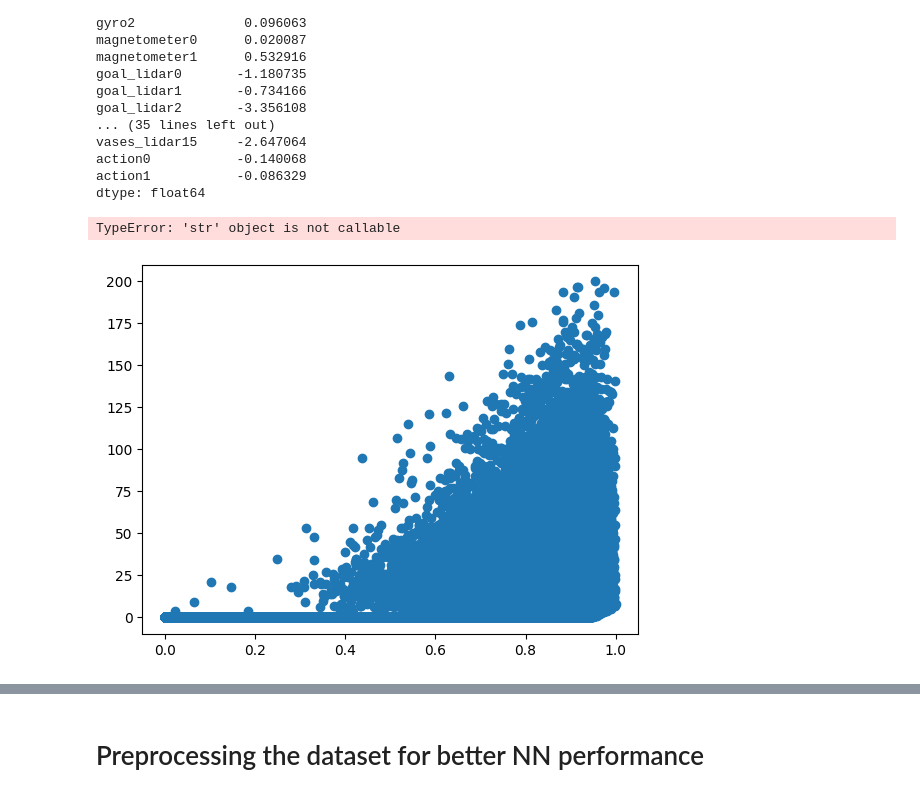
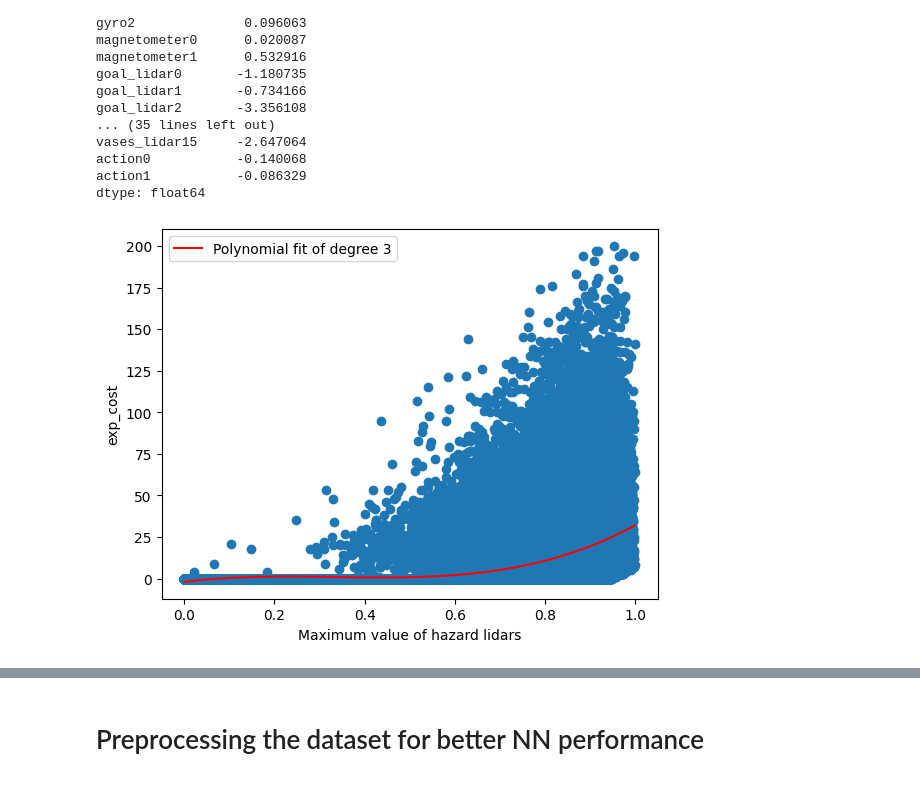
Before and after one commit to Shirkanzilla/predictive-control-switch, a Jupyter notebook: Safety-Gymnasium/create_dataset.ipynb, the cells around one changed output, grey strips where cells are left out. Drawn from its saved outputs; the diff is of its cells as text; code cells hidden in the pictures.

```diff
--- a/Safety-Gymnasium/create_dataset.ipynb
+++ b/Safety-Gymnasium/create_dataset.ipynb
@@ -483,15 +483,24 @@ dtype: float64
 # %%
 import numpy as np
 import matplotlib.pyplot as plt
 
-def max_value_plot(features, labels, x_name='features', y_name='exp_cost'):
-    plt.scatter(np.max(features, axis=1), labels)
-    #plt.xlabel(f"Maximum value of {x_name}")
-    plt.ylabel(str(y_name))
+def max_value_plot(features, labels, polynomial_degree=1, x_name='features', y_name='exp_cost'):
+    max_features = np.max(features, axis=1)
+    plt.scatter(max_features, labels)
+
+    coeffs = np.polyfit(max_features, labels, deg=polynomial_degree)
+    reg_line = np.poly1d(coeffs)
+    x_line = np.linspace(max_features.min(), max_features.max(), 100)
+    y_line = reg_line(x_line)
+
+    plt.plot(x_line, y_line, color='red', label=f'Polynomial fit of degree {polynomial_degree}')
+
+    plt.xlabel(f"Maximum value of {x_name}")
+    plt.ylabel(y_name)
+    plt.legend()
     plt.show()
 
 hazard_cols = [f"hazards_lidar{i}" for i in range(16)]
-max_value_plot(df[hazard_cols], df["exp_cost"], x_name="hazard lidars")
+max_value_plot(df[hazard_cols], df["exp_cost"], polynomial_degree=3, x_name="hazard lidars")
 # %% [output]
-TypeError: 'str' object is not callable
-[figure, old version]
+[figure, new version]
```
Also changed, not shown: parts of 8 cells of this notebook.
